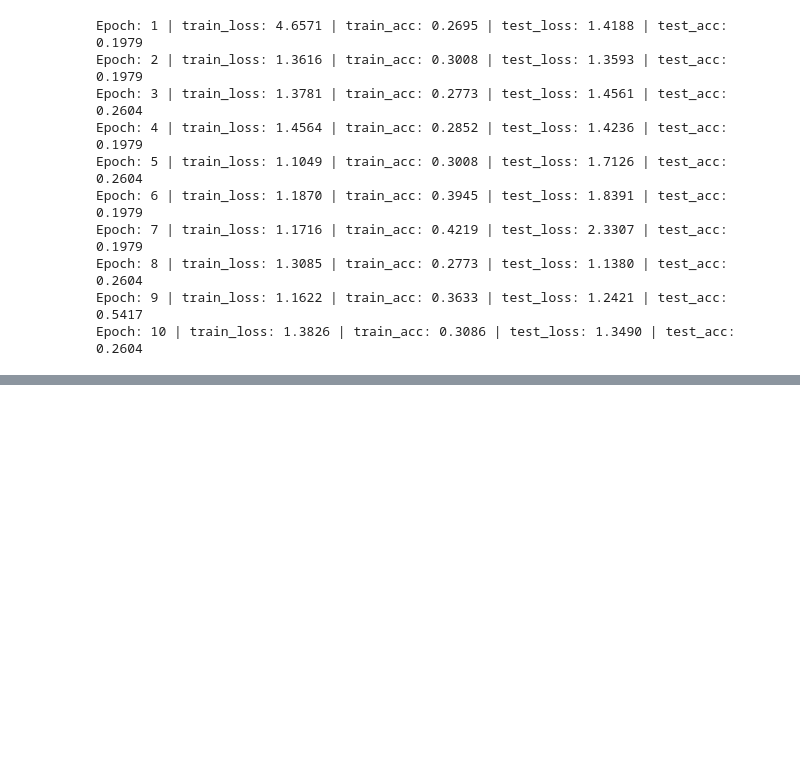
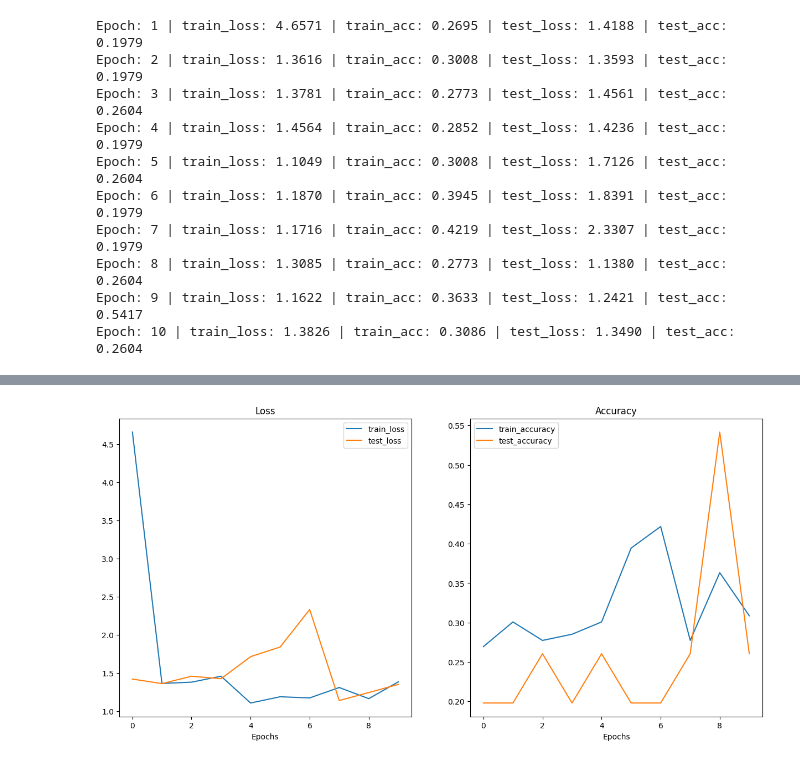
Before and after one commit to Muntasir2179/pytorch-learnig, a Jupyter notebook: 08_pytorch_paper_replicating_.ipynb, the cells around one changed output, grey strips where cells are left out. Saved outputs shown, nothing was run; the diff lists cells and outputs as text; code cells hidden in the pictures; blank space fills up the shorter version.

```diff
--- a/08_pytorch_paper_replicating_.ipynb
+++ b/08_pytorch_paper_replicating_.ipynb
@@ -1065,0 +1084,6 @@ Epoch: 10 | train_loss: 1.3826 | train_acc: 0.3086 | test_loss: 1.3490 | test_ac
+# %%
+from helper_functions import plot_loss_curves
+
+plot_loss_curves(results)
+# %% [output]
+[figure, added]
```
Also changed, not shown: parts of 4 cells of this notebook.
